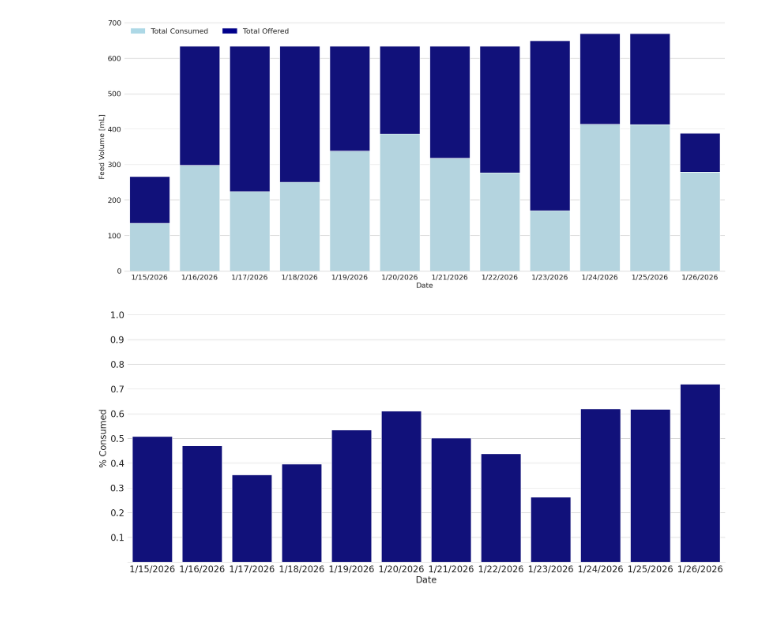
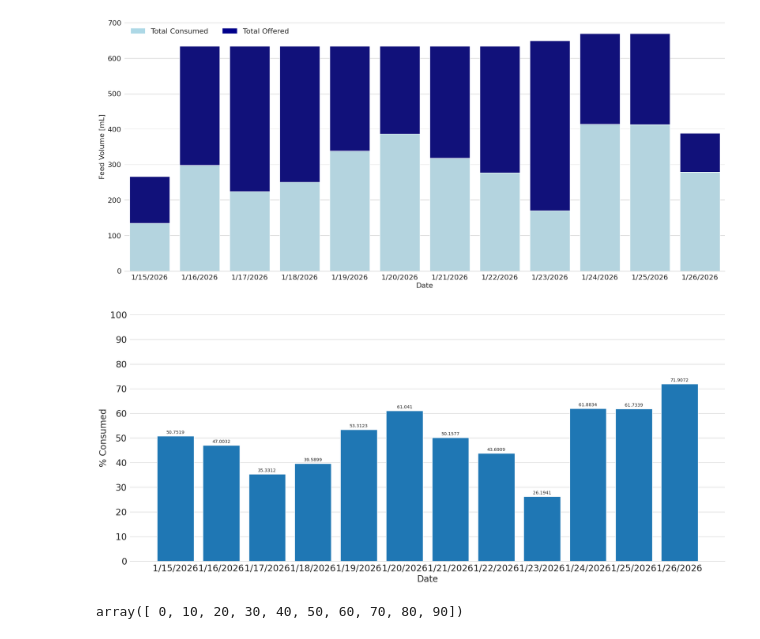
Before and after one commit to Juniper82/Theos-Feeding, a Jupyter notebook: Theo_Feeds.ipynb, the cells around one changed output. Drawn from its saved outputs; the diff is of its cells as text; code cells hidden in the pictures.

Commit message:
added bar labels

```diff
--- a/Theo_Feeds.ipynb
+++ b/Theo_Feeds.ipynb
@@ -93,26 +94,33 @@ for item in ([bottom_plot.xaxis.label, bottom_plot.yaxis.label] +
 # %%
 # Create Bar Plot
 dailyTotals = df.groupby('Date')['Volume [mL]'].sum().reset_index()
 dailyMax = df.groupby('Date')['Total Feed Volume [mL]'].sum().reset_index()
-dailyPercent = dailyTotals['Volume [mL]']/dailyMax['Total Feed Volume [mL]']
+dailyPercent = dailyTotals['Volume [mL]']/dailyMax['Total Feed Volume [mL]']*100
 #Set general plot properties
 sns.set_style("whitegrid")
 sns.set_context({"figure.figsize": (24, 10)})
 
 #Plot 1 - background - "Total Offered"
 ax = sns.barplot(x = dailyMax['Date'], y = dailyPercent, color = "darkblue")
-
-topbar = plt.Rectangle((0,0),1,1,fc="darkblue", edgecolor = 'none')
+bars = ax.bar(dailyMax['Date'], dailyPercent)
+#topbar = plt.Rectangle((0,0),1,1,fc="darkblue", edgecolor = 'none')
 
 #Optional code - Make plot look nicer
 sns.despine(left=True)
 ax.set_ylabel("% Consumed")
 ax.set_xlabel("Date")
-desired_ticks = [0.1,0.2,0.3,0.4,0.5,0.6,0.7,0.8,0.9,1.0]
+#desired_ticks = np.arange(0,1.1,10)
+desired_ticks = np.arange(0,110,10)
 ax.set_yticks(ticks=desired_ticks)
+# Add labels above the bars
+ax.bar_label(bars, padding=3)
 #Set fonts to consistent 16pt size
 for item in ([ax.xaxis.label, ax.yaxis.label] +
              ax.get_xticklabels() + ax.get_yticklabels()):
     item.set_fontsize(20)
 # %% [output]
-[figure, old version]
+[figure, new version]
+# %%
+desired_ticks
+# %% [output]
+array([ 0, 10, 20, 30, 40, 50, 60, 70, 80, 90])
```
Also changed, not shown: parts of 2 cells of this notebook.
